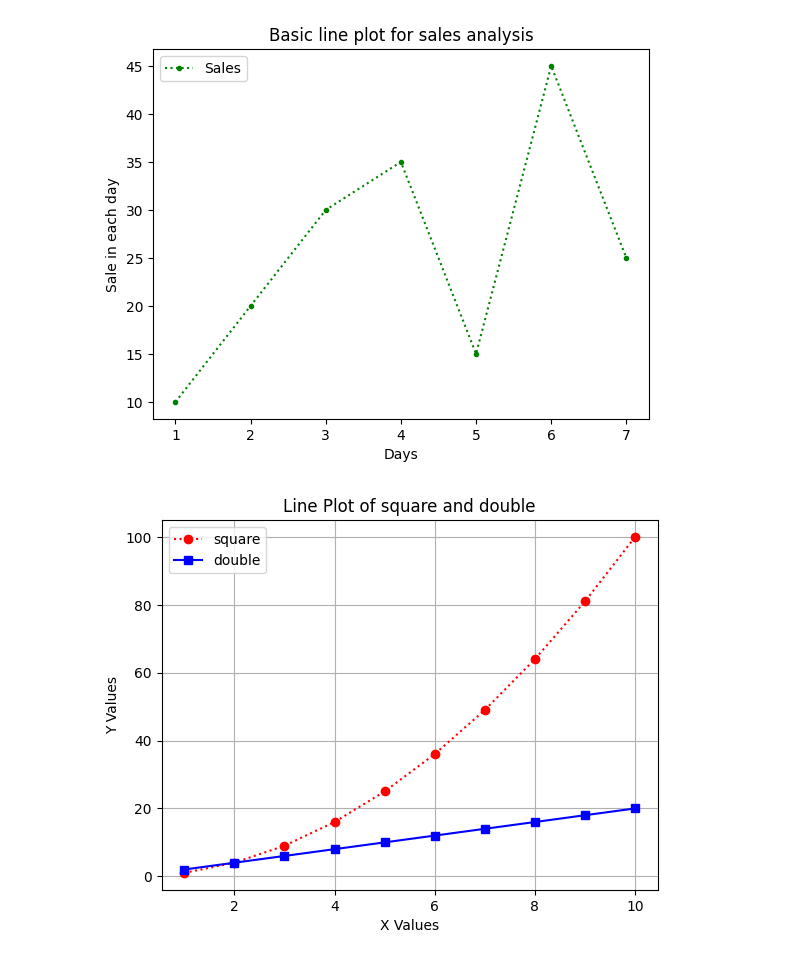
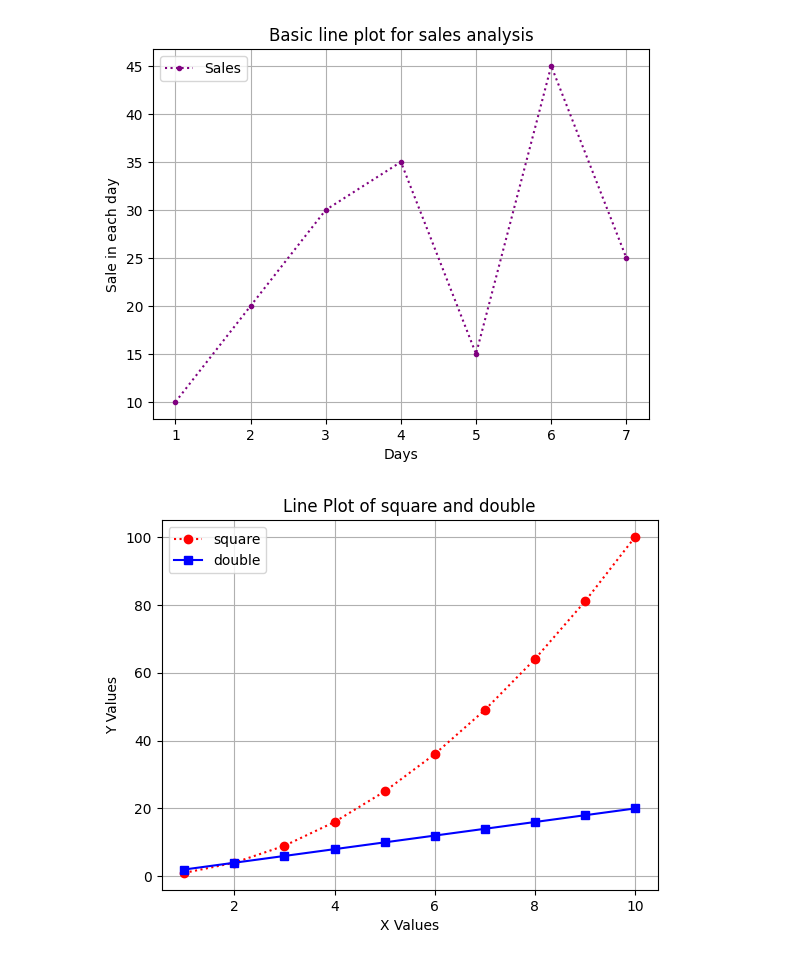
Before and after one commit to cenna-alias/test, a Jupyter notebook: line_plot.ipynb, the cells around one changed output. Saved outputs shown, nothing was run; the diff lists cells and outputs as text; code cells hidden in the pictures.

```diff
--- a/line_plot.ipynb
+++ b/line_plot.ipynb
@@ -3,18 +3,19 @@
 # %%
 import matplotlib.pyplot as plt
 
 days = [1,2,3,4,5,6,7]
 sales = [10,20,30,35,15,45,25]
 
-plt.plot(days,sales,linestyle=':', marker='.', label='Sales',color='green')
+plt.plot(days,sales,linestyle=':', marker='.', label='Sales',color='purple')
 
 plt.xlabel("Days")
 plt.ylabel("Sale in each day")
 plt.title("Basic line plot for sales analysis")
 plt.legend()
+plt.grid(True)
 plt.show()
 # %% [output]
-[figure, old version]
+[figure, new version]
 # %%
 import numpy as np
 import matplotlib.pyplot as plt
```
Also changed, not shown: parts of 4 cells of this notebook.
